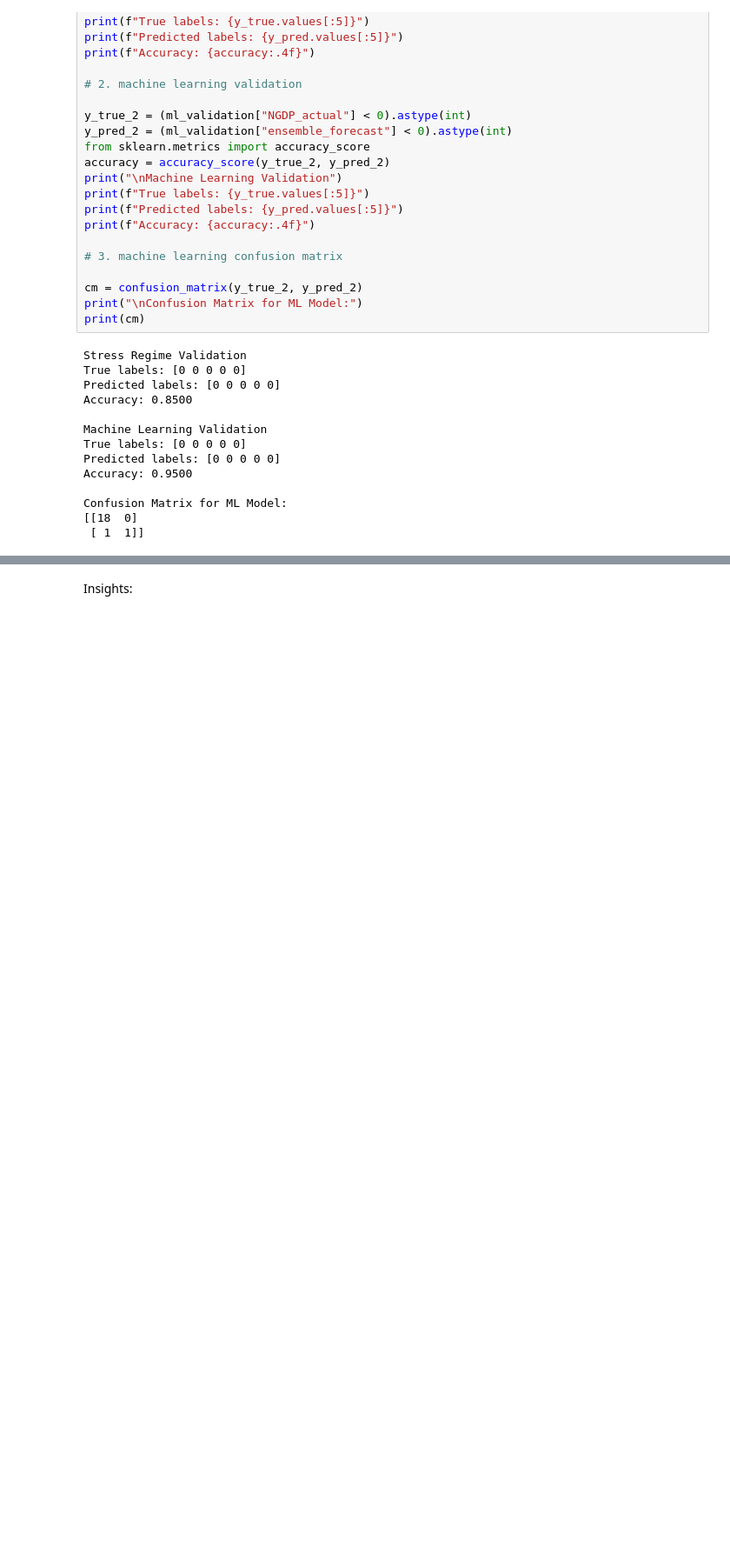
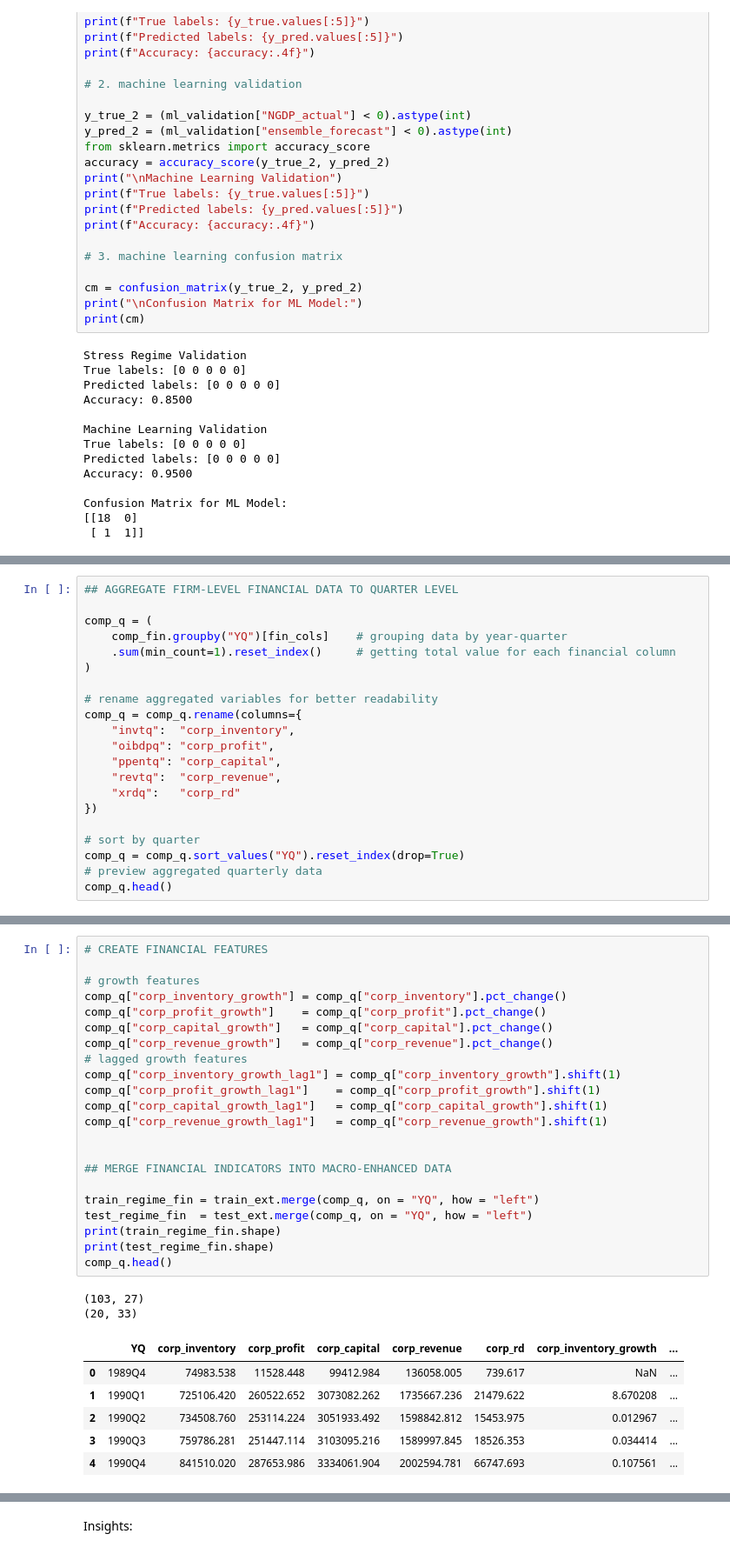
Before and after one commit to nekumonokat/ACCT653_FFA_Forecasting_Project, a Jupyter notebook: main.ipynb, the cells around one changed output, grey strips where cells are left out. Shown at 87% size. Drawn from its saved outputs; the diff is of its cells as text; blank space fills up the shorter version.

Commit message:
Conducted macro-financial ensemble ML model training, prediction and validation

```diff
--- a/main.ipynb
+++ b/main.ipynb
@@ -1279,0 +1351,21 @@ Confusion Matrix for ML Model:
+# %%
+## AGGREGATE FIRM-LEVEL FINANCIAL DATA TO QUARTER LEVEL
+
+comp_q = (
+    comp_fin.groupby("YQ")[fin_cols]    # grouping data by year-quarter
+    .sum(min_count=1).reset_index()     # getting total value for each financial column
+)
+
+# rename aggregated variables for better readability
+comp_q = comp_q.rename(columns={
+    "invtq":  "corp_inventory",
+    "oibdpq": "corp_profit",
+    "ppentq": "corp_capital",
+    "revtq":  "corp_revenue",
+    "xrdq":   "corp_rd"
+})
+
+# sort by quarter
+comp_q = comp_q.sort_values("YQ").reset_index(drop=True)
+# preview aggregated quarterly data
+comp_q.head()
@@ -1279,0 +1379,31 @@ Confusion Matrix for ML Model:
+# %%
+# CREATE FINANCIAL FEATURES
+
+# growth features
+comp_q["corp_inventory_growth"] = comp_q["corp_inventory"].pct_change()
+comp_q["corp_profit_growth"]    = comp_q["corp_profit"].pct_change()
+comp_q["corp_capital_growth"]   = comp_q["corp_capital"].pct_change()
+comp_q["corp_revenue_growth"]   = comp_q["corp_revenue"].pct_change()
+# lagged growth features
+comp_q["corp_inventory_growth_lag1"] = comp_q["corp_inventory_growth"].shift(1)
+comp_q["corp_profit_growth_lag1"]    = comp_q["corp_profit_growth"].shift(1)
+comp_q["corp_capital_growth_lag1"]   = comp_q["corp_capital_growth"].shift(1)
+comp_q["corp_revenue_growth_lag1"]   = comp_q["corp_revenue_growth"].shift(1)
+
+
+## MERGE FINANCIAL INDICATORS INTO MACRO-ENHANCED DATA
+
+train_regime_fin = train_ext.merge(comp_q, on = "YQ", how = "left")
+test_regime_fin  = test_ext.merge(comp_q, on = "YQ", how = "left")
+print(train_regime_fin.shape)
+print(test_regime_fin.shape)
+comp_q.head()
+# %% [output]
+(103, 27)
+(20, 33)
+|  | YQ | corp_inventory | corp_profit | corp_capital | corp_revenue | corp_rd | corp_inventory_growth | ... |
+| 0 | 1989Q4 | 74983.538 | 11528.448 | 99412.984 | 136058.005 | 739.617 | NaN | ... |
+| 1 | 1990Q1 | 725106.420 | 260522.652 | 3073082.262 | 1735667.236 | 21479.622 | 8.670208 | ... |
+| 2 | 1990Q2 | 734508.760 | 253114.224 | 3051933.492 | 1598842.812 | 15453.975 | 0.012967 | ... |
+| 3 | 1990Q3 | 759786.281 | 251447.114 | 3103095.216 | 1589997.845 | 18526.353 | 0.034414 | ... |
+| 4 | 1990Q4 | 841510.020 | 287653.986 | 3334061.904 | 2002594.781 | 66747.693 | 0.107561 | ... |
```
Also changed, not shown: parts of 22 cells of this notebook, 4 other files.
